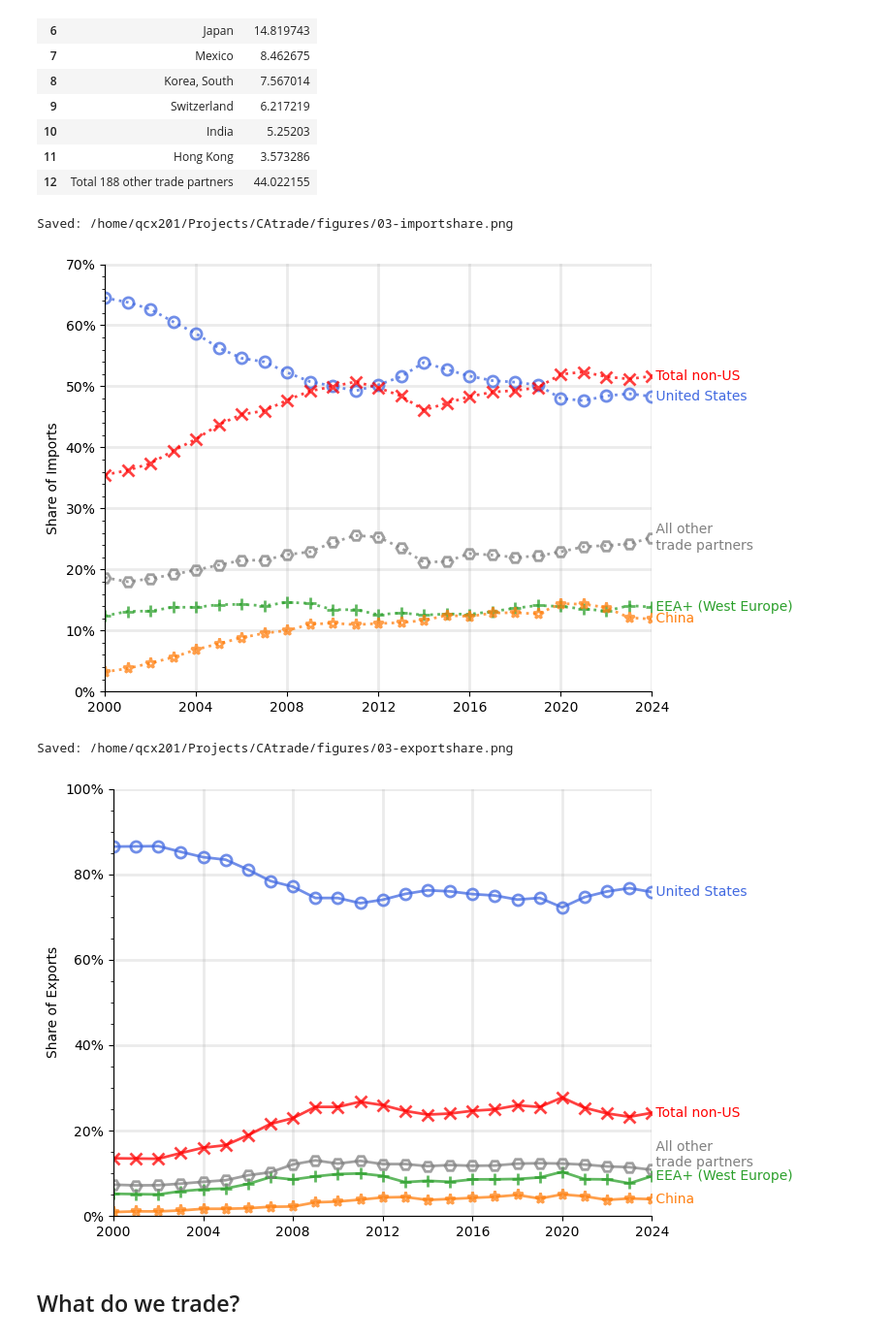
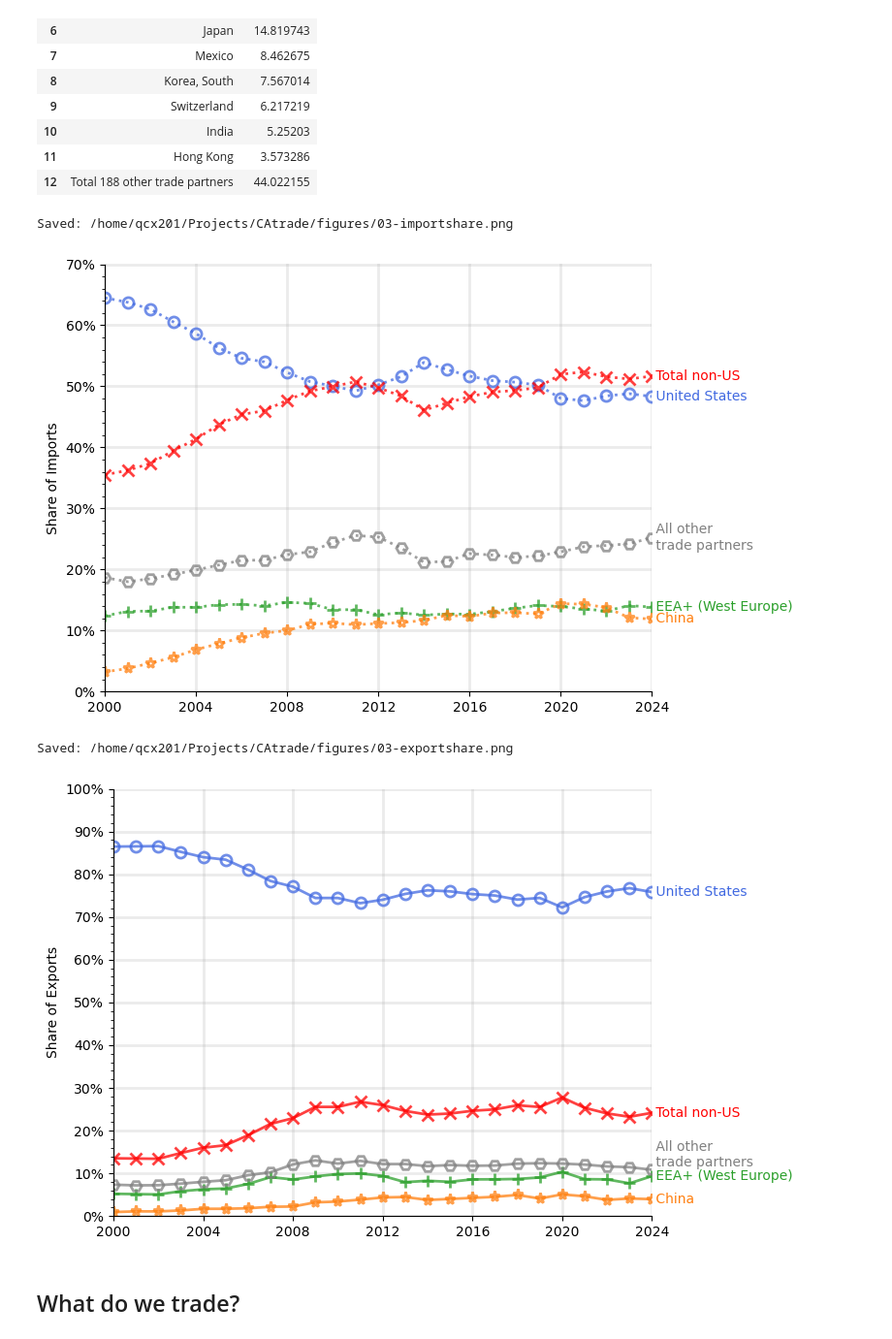
Before and after one commit to qcx201/CAtrade, a Jupyter notebook: src/03-desc.ipynb, the cells around one changed output. Shown: that part at 97% size. Drawn from its saved outputs; the diff is of its cells as text; code cells hidden in the pictures.

Commit message:
Update figures

```diff
--- a/src/03-desc.ipynb
+++ b/src/03-desc.ipynb
@@ -313,34 +314,37 @@ for i, col in enumerate(cols):
 
         ax.set_xlim(2000, 2024)
         ax.set_xticks(range(2000, 2025, 4))
 
         xend, yend = x.dropna().iloc[-1], y.dropna().iloc[-1]
 
         va = 'bottom' if (('other' in cou) and ('export' in col)) else 'center'
         ax.text(xend, yend, f' {cou}', va=va, ha='left', color=colors[j])
 
+    # set ylim and 10% yticks
     _, ymax = ax.get_ylim()
+    step = 0.1
+    ax.set_yticks(np.arange(0, ymax+step, step))
     ax.set_ylim(0, ymax)
 
     ax.set_ylabel(f'Share of {col.replace("hare", "").title()}')
     ticks = ax.get_yticks()
     ax.set_yticks(ticks, [f'{t:.0%}' for t in ticks])
     ax.yaxis.minorticks_on()
 
     fig.tight_layout()
     # fig.legend(loc='upper center', bbox_to_anchor=(0.5, 0), ncol=3, frameon=False)
 
     dst = os.path.join(fig_dir, f'03-{col}.png')
 
     fig.savefig(dst, bbox_inches='tight')
     print('Saved:', dst)
 
     plt.show()
 # %% [output]
 Saved: /home/qcx201/Projects/CAtrade/figures/03-importshare.png
 [figure]
 Saved: /home/qcx201/Projects/CAtrade/figures/03-exportshare.png
-[figure, old version]
+[figure, new version]
 # %% [markdown]
 ## What do we trade?
 # %%
```
Also changed, not shown: parts of 1 cell of this notebook, 1 other file.
